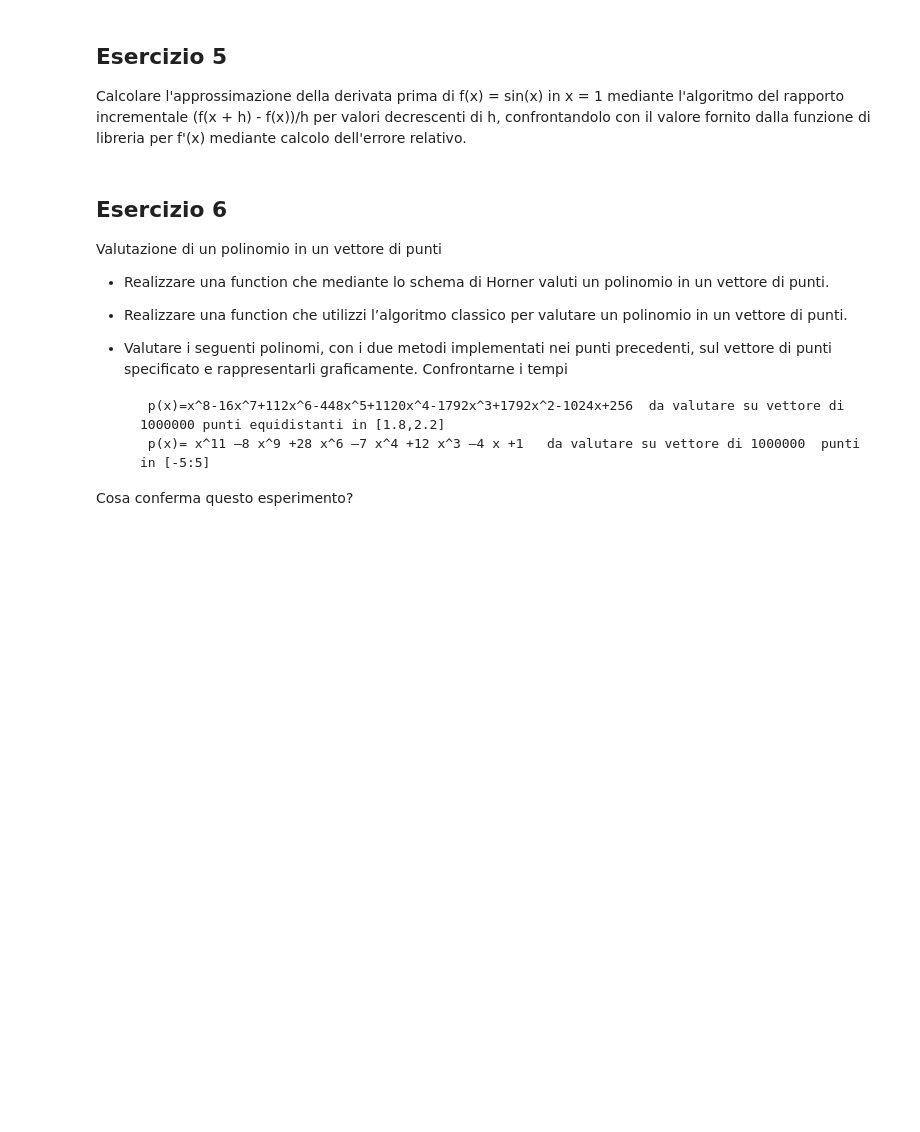
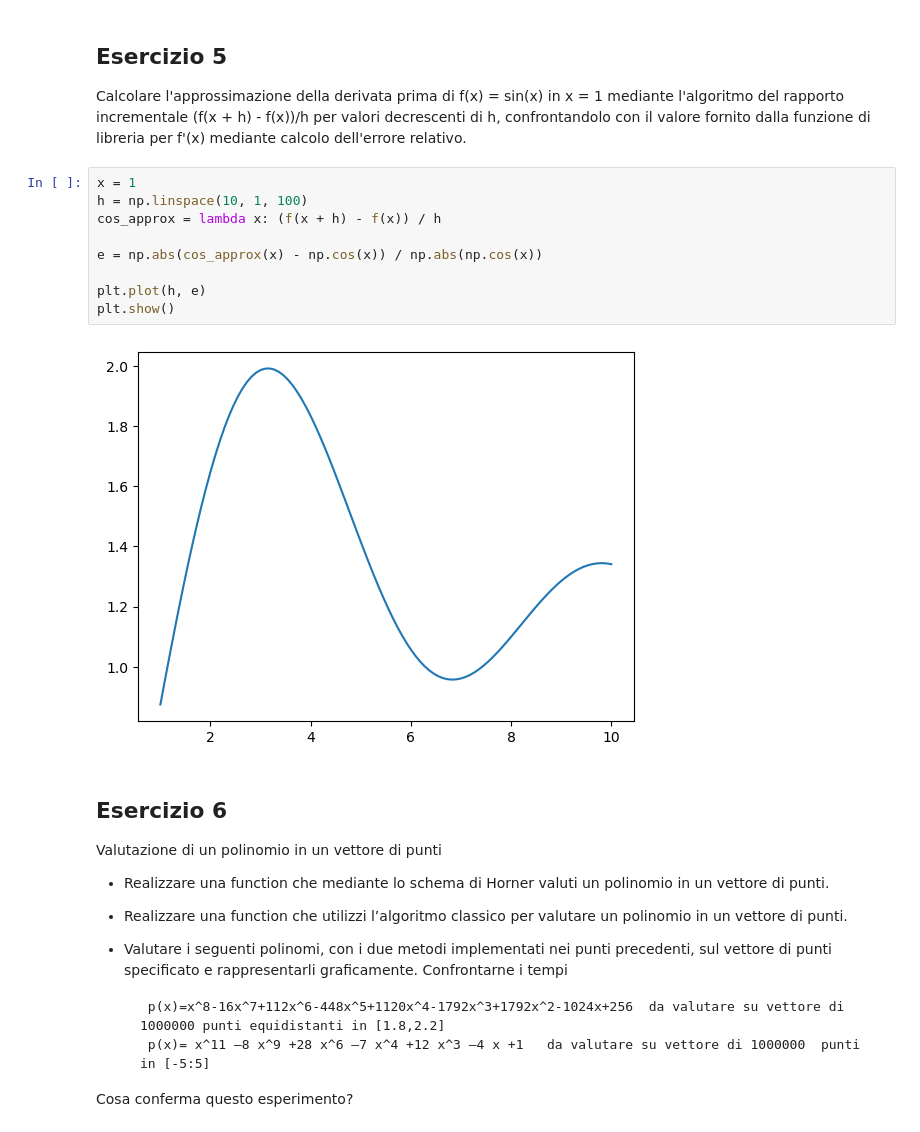
Before and after one commit to FireSoul04/unibo_projects, a Jupyter notebook: numerical_methods/exercises/Esercitazione5.ipynb, the cells around one changed output. Drawn from its saved outputs; the diff is of its cells as text; blank space fills up the shorter version.

```diff
--- a/numerical_methods/exercises/Esercitazione5.ipynb
+++ b/numerical_methods/exercises/Esercitazione5.ipynb
@@ -124,6 +143,17 @@ Calcolare l'approssimazione della derivata prima di f(x) = sin(x) in x = 1
 mediante l'algoritmo del rapporto incrementale (f(x + h) - f(x))/h per valori decrescenti
 di h, confrontandolo con il valore fornito dalla funzione di libreria per f'(x)
 mediante calcolo dell'errore relativo.
+# %%
+x = 1
+h = np.linspace(10, 1, 100)
+cos_approx = lambda x: (f(x + h) - f(x)) / h
+
+e = np.abs(cos_approx(x) - np.cos(x)) / np.abs(np.cos(x))
+
+plt.plot(h, e)
+plt.show()
+# %% [output]
+[figure, added]
 # %% [markdown]
 ## Esercizio 6
 Valutazione di un polinomio in un vettore di punti
```
Also changed, not shown: parts of 8 cells of this notebook, 19 other files.
